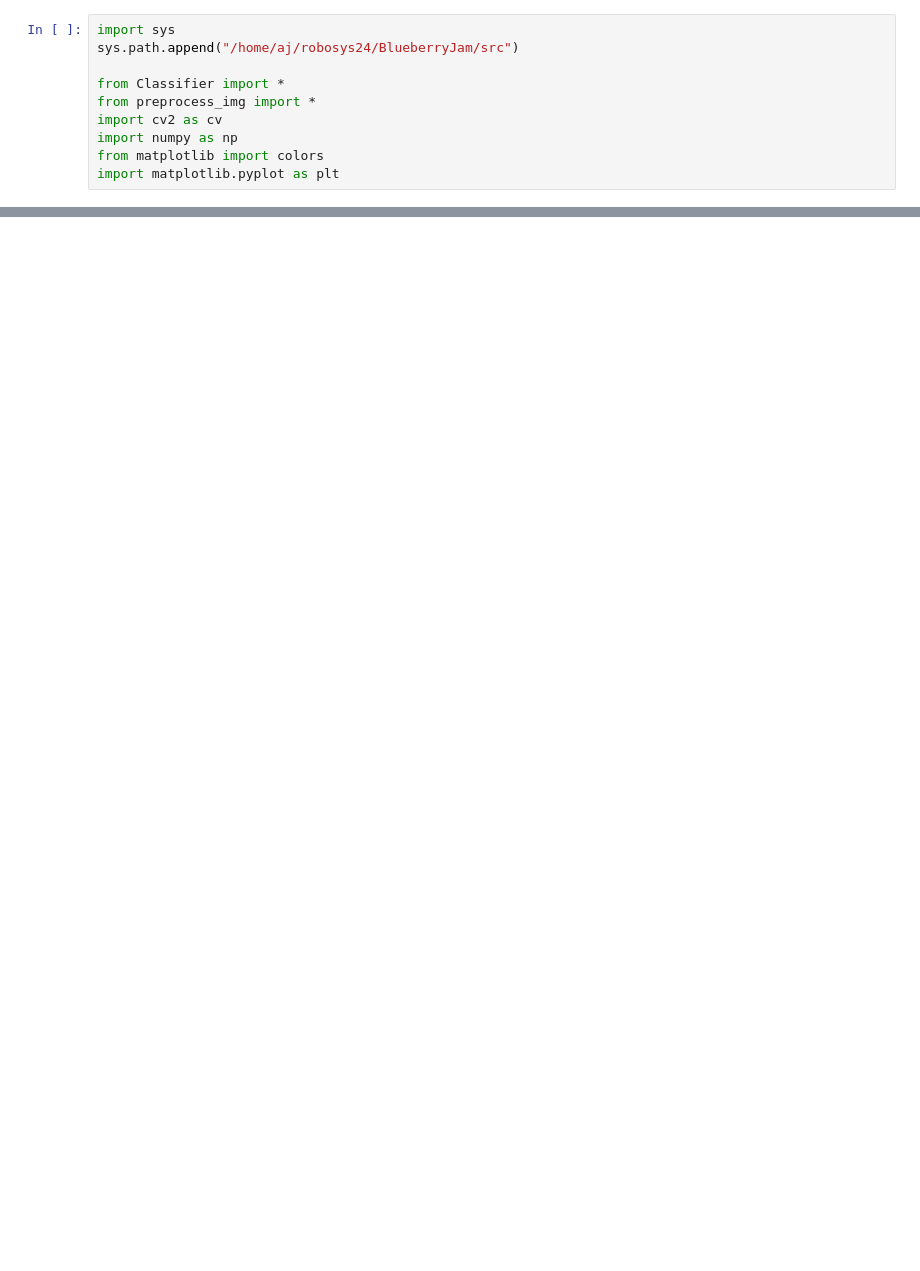
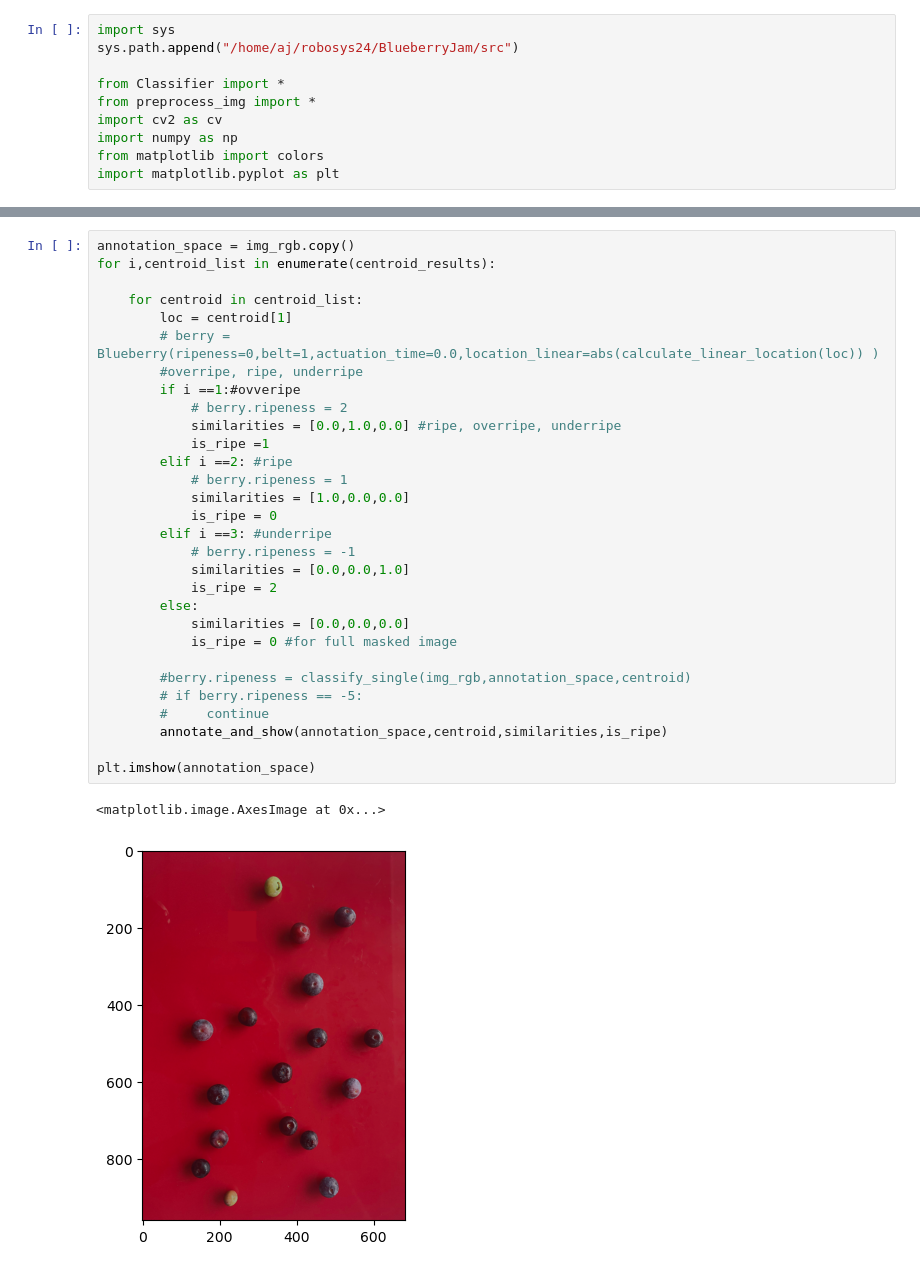
Before and after one commit to lhwitten/BlueberryJam, a Jupyter notebook: notebooks/tri-mask.ipynb, the cells around one changed output, grey strips where cells are left out. Drawn from its saved outputs; the diff is of its cells as text; blank space fills up the shorter version.

```diff
--- a/notebooks/tri-mask.ipynb
+++ b/notebooks/tri-mask.ipynb
@@ -111,0 +98,33 @@ plt.show()
+# %%
+annotation_space = img_rgb.copy()
+for i,centroid_list in enumerate(centroid_results):
+
+    for centroid in centroid_list:
+        loc = centroid[1]
+        # berry = Blueberry(ripeness=0,belt=1,actuation_time=0.0,location_linear=abs(calculate_linear_location(loc)) )
+        #overripe, ripe, underripe
+        if i ==1:#ovveripe
+            # berry.ripeness = 2
+            similarities = [0.0,1.0,0.0] #ripe, overripe, underripe
+            is_ripe =1
+        elif i ==2: #ripe
+            # berry.ripeness = 1
+            similarities = [1.0,0.0,0.0]
+            is_ripe = 0
+        elif i ==3: #underripe
+            # berry.ripeness = -1
+            similarities = [0.0,0.0,1.0]
+            is_ripe = 2
+        else:
+            similarities = [0.0,0.0,0.0]
+            is_ripe = 0 #for full masked image
+
+        #berry.ripeness = classify_single(img_rgb,annotation_space,centroid)
+        # if berry.ripeness == -5:
+        #     continue
+        annotate_and_show(annotation_space,centroid,similarities,is_ripe)
+
+plt.imshow(annotation_space)
+# %% [output]
+<matplotlib.image.AxesImage at 0x...>
+[figure, added]
```
Also changed, not shown: parts of 6 cells of this notebook.
